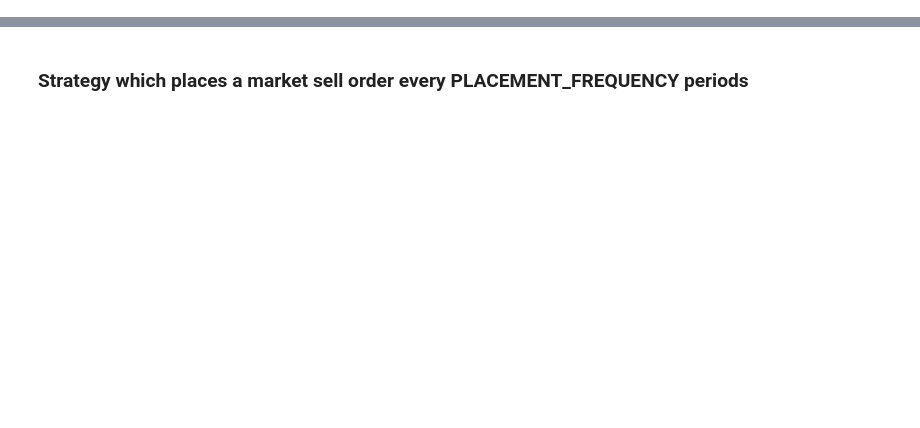
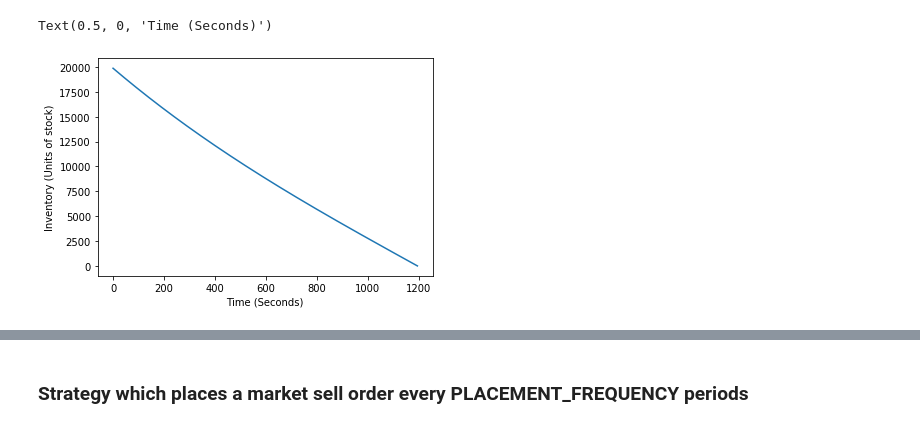
Before and after one commit to maxlamberti/optimal-order-execution, a Jupyter notebook: notebooks/Almgren_Chris_Pipeline.ipynb, the cells around one changed output, grey strips where cells are left out. Cells and saved outputs as stored; diff of their text form; code cells hidden in the pictures; blank space fills up the shorter version.

```diff
--- a/notebooks/Almgren_Chris_Pipeline.ipynb
+++ b/notebooks/Almgren_Chris_Pipeline.ipynb
@@ -25,2 +29,19 @@ BREAK_PERIOD = int(NUM_PERIODS / 2)
 # %%
 simulation_periods = get_data_file_paths(DATA_ROOT)
+# %%
+def num_assets(t, X, kappa, tau=SAMPLING_FREQUENCY, T=DURATION):
+    tau = tau / T
+    t = t / T
+    T = 1.0
+    return X * (2 * np.sinh(0.5 * kappa * tau) / np.sinh(kappa * T)) * np.cosh(kappa * (T - t))
+# %%
+t = np.arange(0, DURATION, 5)
+# %%
+n = num_assets(t, TRADE_SIZE, 1)
+# %%
+plt.plot(t, TRADE_SIZE - np.cumsum(n))
+plt.ylabel('Inventory (Units of stock)')
+plt.xlabel('Time (Seconds)')
+# %% [output]
+Text(0.5, 0, 'Time (Seconds)')
+[figure, added]
```
Also changed, not shown: parts of 12 cells of this notebook.
